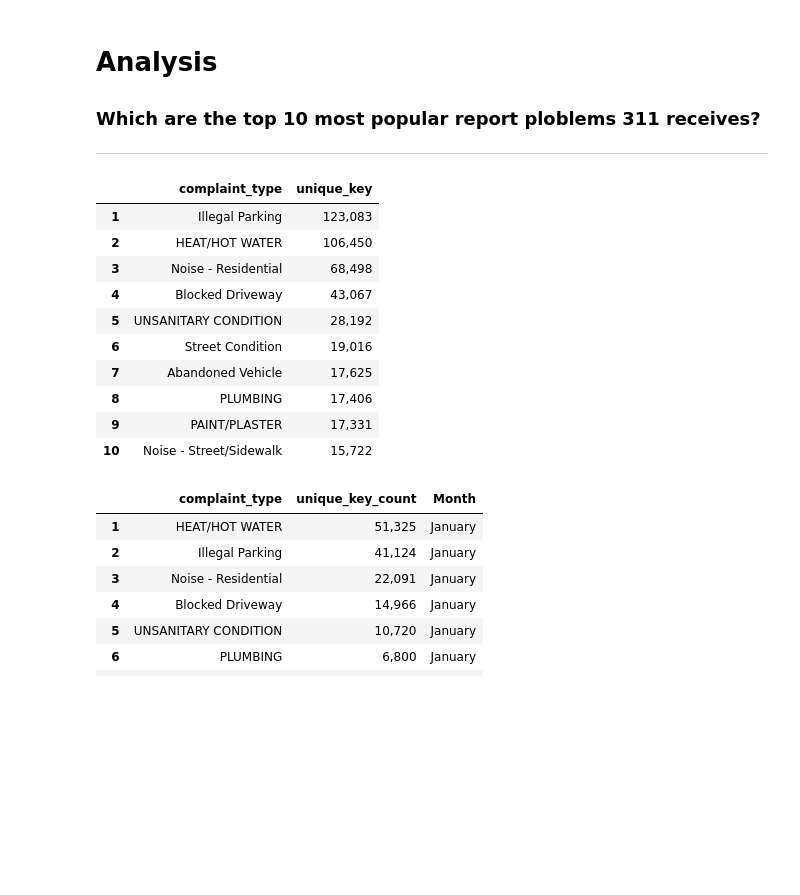
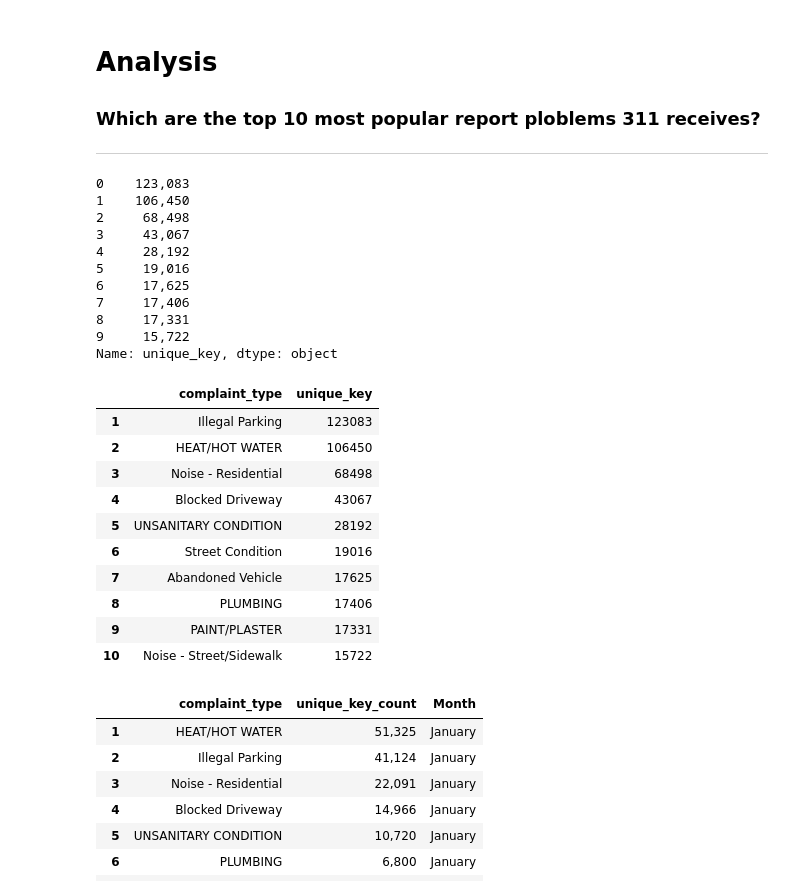
Before and after one commit to ajones1010/NYC-311-Analysis, a Jupyter notebook: nyc_311.ipynb, the cells around one changed output. Drawn from its saved outputs; the diff is of its cells as text; code cells hidden in the pictures; blank space fills up the shorter version.

Commit message:
load top 10 complaint types chart final changes

```diff
--- a/nyc_311.ipynb
+++ b/nyc_311.ipynb
@@ -372,23 +375,37 @@ nyc311_merged_df.to_csv("Resources/nyc311_merged_df.csv", index=False)
 # %%
 #This first dataframe answer the first question to analyse
 complaints_311 = nyc311_service_line.groupby("complaint_type")["unique_key"].count().reset_index().sort_values(by='unique_key', ascending=False)
 top_10_complaints =  complaints_311.reset_index(drop=True).head(10)
 #here we decided to add this commas for better reading since
-top_10_complaints['unique_key'] = top_10_complaints['unique_key'].map("{:,}".format)
+top_10_complaints_withmap = top_10_complaints['unique_key'].map("{:,}".format)
 top_10_complaints.rename(columns = {"unique_key": "unique_key_count"})
 top_10_complaints.index = top_10_complaints.index + 1
 top_10_complaints
+
+print(top_10_complaints_withmap)
+top_10_complaints
 # %% [output]
+0    123,083
+1    106,450
+2     68,498
+3     43,067
+4     28,192
+5     19,016
+6     17,625
+7     17,406
+8     17,331
+9     15,722
+Name: unique_key, dtype: object
 |  | complaint_type | unique_key |
-| 1 | Illegal Parking | 123,083 |
-| 2 | HEAT/HOT WATER | 106,450 |
-| 3 | Noise - Residential | 68,498 |
-| 4 | Blocked Driveway | 43,067 |
-| 5 | UNSANITARY CONDITION | 28,192 |
-| 6 | Street Condition | 19,016 |
-| 7 | Abandoned Vehicle | 17,625 |
-| 8 | PLUMBING | 17,406 |
-| 9 | PAINT/PLASTER | 17,331 |
-| 10 | Noise - Street/Sidewalk | 15,722 |
+| 1 | Illegal Parking | 123083 |
+| 2 | HEAT/HOT WATER | 106450 |
+| 3 | Noise - Residential | 68498 |
+| 4 | Blocked Driveway | 43067 |
+| 5 | UNSANITARY CONDITION | 28192 |
+| 6 | Street Condition | 19016 |
+| 7 | Abandoned Vehicle | 17625 |
+| 8 | PLUMBING | 17406 |
+| 9 | PAINT/PLASTER | 17331 |
+| 10 | Noise - Street/Sidewalk | 15722 |
 # %%
 #Here we are creating the a bar chart to present the top 10 complaints types
```
Also changed, not shown: parts of 3 cells of this notebook.
